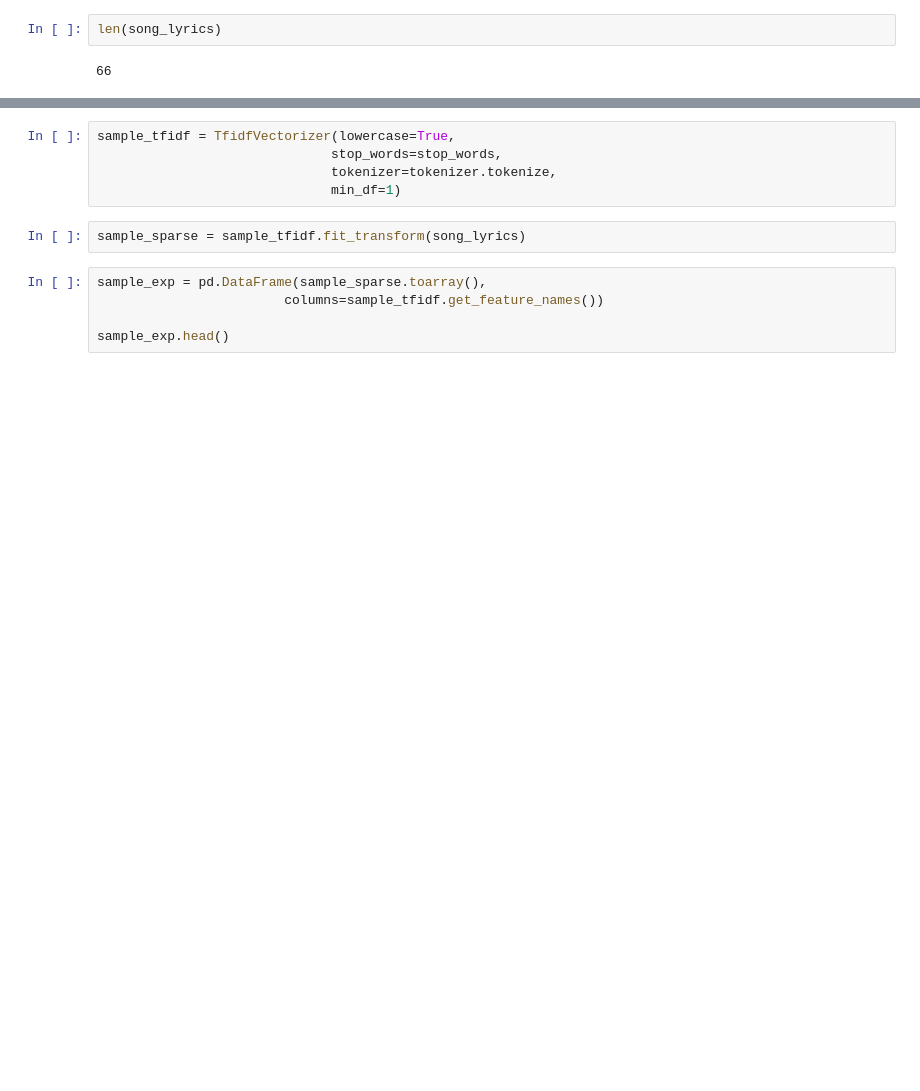
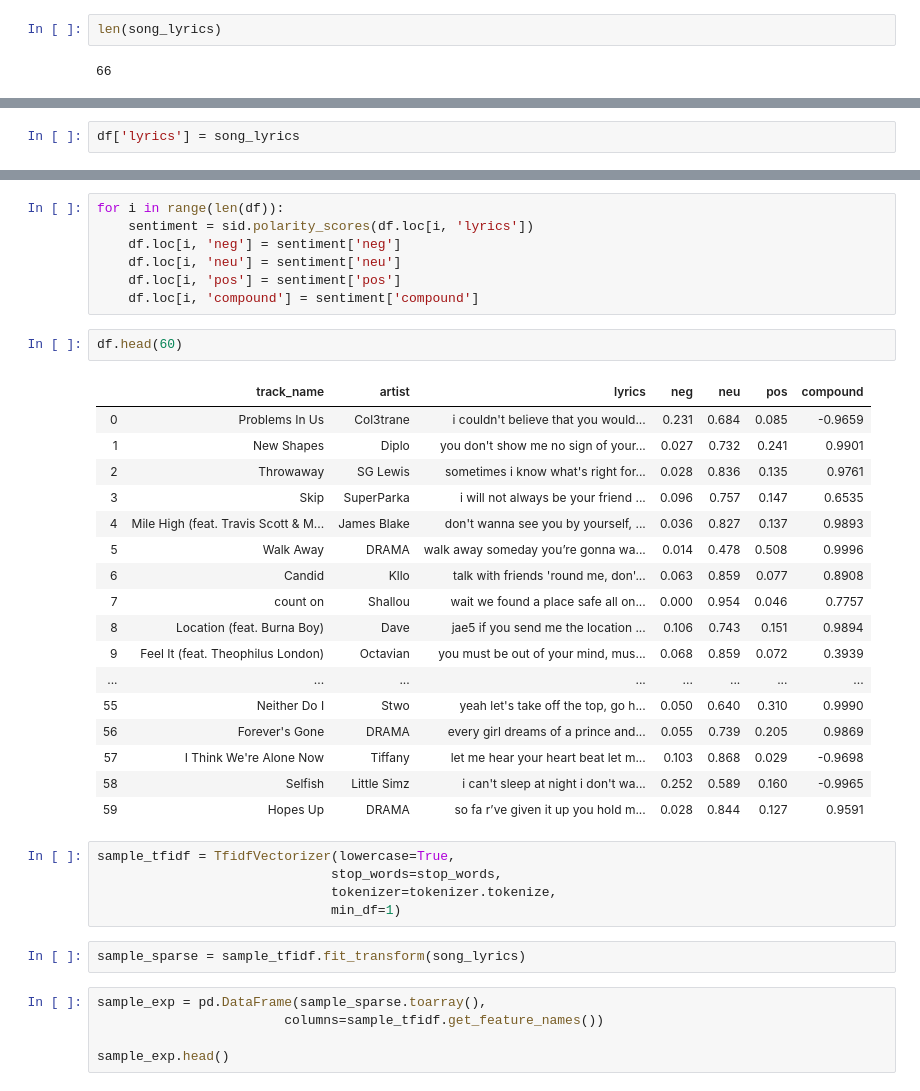
Before and after one commit to ravimalde/spotify_analysis, a Jupyter notebook: preprocessing.ipynb, the cells around one changed output, grey strips where cells are left out. Drawn from its saved outputs; the diff is of its cells as text; blank space fills up the shorter version.

```diff
--- a/preprocessing.ipynb
+++ b/preprocessing.ipynb
@@ -27,3 +45,5 @@ tokenizer = RegexpTokenizer("\w+|\$[\d\.]+|\S+")
+# %%
+df['lyrics'] = song_lyrics
 # %%
 stop_words = list(set(stopwords.words("english")))
 stop_words += list(string.punctuation)
@@ -50,3 +89,30 @@ stop_words
+# %%
+for i in range(len(df)):
+    sentiment = sid.polarity_scores(df.loc[i, 'lyrics'])
+    df.loc[i, 'neg'] = sentiment['neg']
+    df.loc[i, 'neu'] = sentiment['neu']
+    df.loc[i, 'pos'] = sentiment['pos']
+    df.loc[i, 'compound'] = sentiment['compound']
+# %%
+df.head(60)
+# %% [output]
+|  | track_name | artist | lyrics | neg | neu | pos | compound |
+| 0 | Problems In Us | Col3trane | i couldn't believe that you would... | 0.231 | 0.684 | 0.085 | -0.9659 |
+| 1 | New Shapes | Diplo | you don't show me no sign of your... | 0.027 | 0.732 | 0.241 | 0.9901 |
+| 2 | Throwaway | SG Lewis | sometimes i know what's right for... | 0.028 | 0.836 | 0.135 | 0.9761 |
+| 3 | Skip | SuperParka | i will not always be your friend ... | 0.096 | 0.757 | 0.147 | 0.6535 |
+| 4 | Mile High (feat. Travis Scott & M... | James Blake | don't wanna see you by yourself, ... | 0.036 | 0.827 | 0.137 | 0.9893 |
+| 5 | Walk Away | DRAMA | walk away someday you’re gonna wa... | 0.014 | 0.478 | 0.508 | 0.9996 |
+| 6 | Candid | Kllo | talk with friends 'round me, don'... | 0.063 | 0.859 | 0.077 | 0.8908 |
+| 7 | count on | Shallou | wait we found a place safe all on... | 0.000 | 0.954 | 0.046 | 0.7757 |
+| 8 | Location (feat. Burna Boy) | Dave | jae5 if you send me the location ... | 0.106 | 0.743 | 0.151 | 0.9894 |
+| 9 | Feel It (feat. Theophilus London) | Octavian | you must be out of your mind, mus... | 0.068 | 0.859 | 0.072 | 0.3939 |
+| ... | ... | ... | ... | ... | ... | ... | ... |
+| 55 | Neither Do I | Stwo | yeah let's take off the top, go h... | 0.050 | 0.640 | 0.310 | 0.9990 |
+| 56 | Forever's Gone | DRAMA | every girl dreams of a prince and... | 0.055 | 0.739 | 0.205 | 0.9869 |
+| 57 | I Think We're Alone Now | Tiffany | let me hear your heart beat let m... | 0.103 | 0.868 | 0.029 | -0.9698 |
+| 58 | Selfish | Little Simz | i can't sleep at night i don't wa... | 0.252 | 0.589 | 0.160 | -0.9965 |
+| 59 | Hopes Up | DRAMA | so fa r’ve given it up you hold m... | 0.028 | 0.844 | 0.127 | 0.9591 |
 # %%
 sample_tfidf = TfidfVectorizer(lowercase=True,
                               stop_words=stop_words,
```
Also changed, not shown: parts of 24 cells of this notebook, 3 other files.
